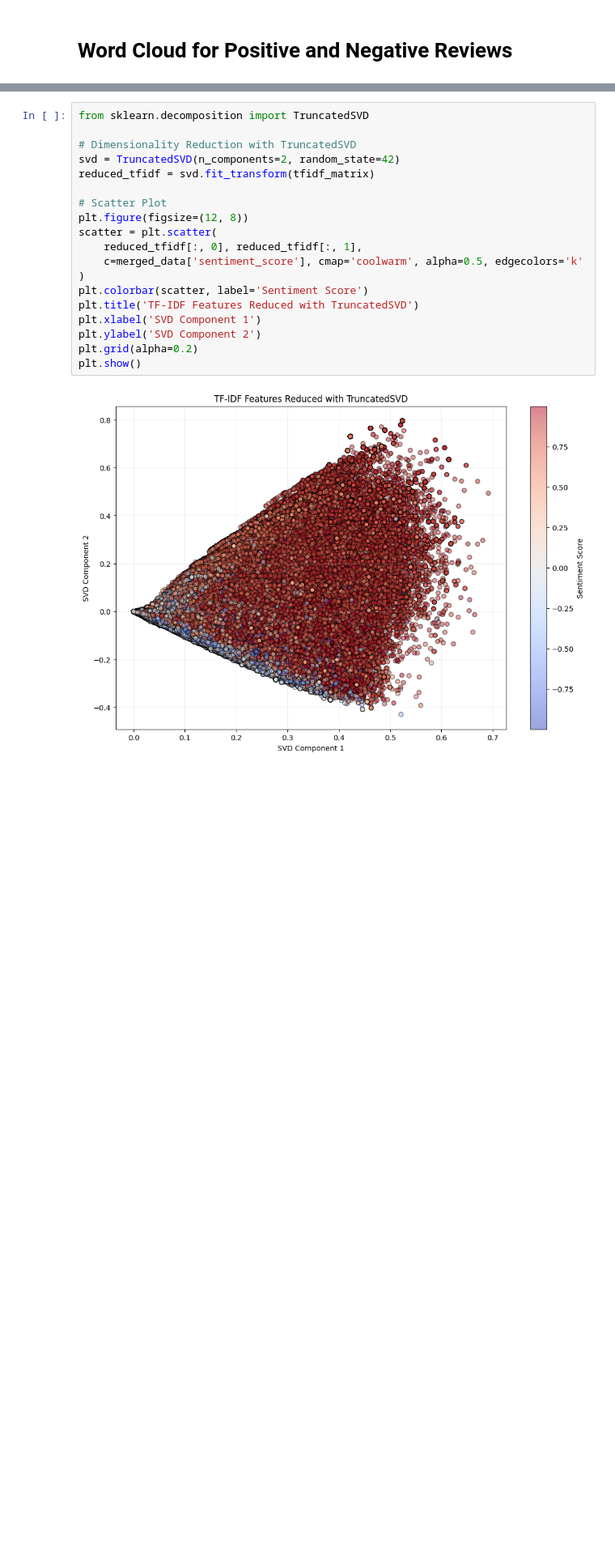
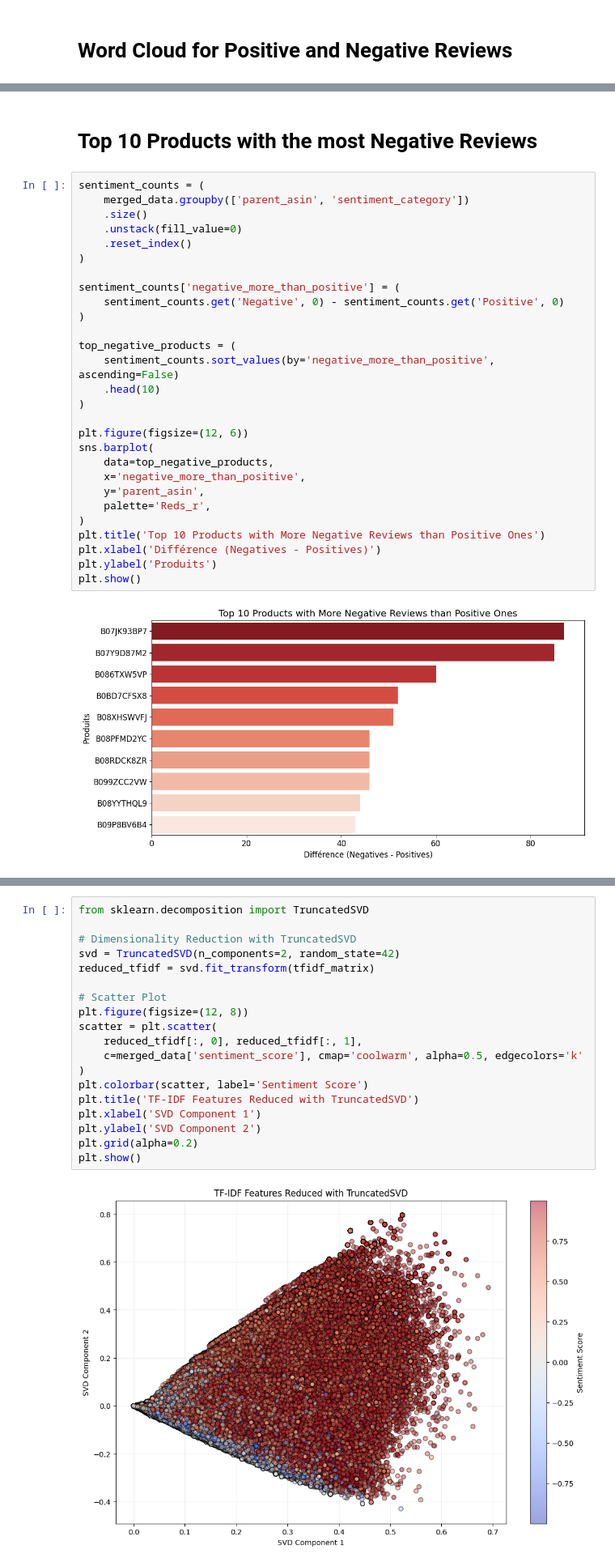
Before and after one commit to maciejkar/Amazon-Product-Improvement, a Jupyter notebook: sentiment analysis.ipynb, the cells around one changed output, grey strips where cells are left out. Shown at 81% size. Cells and saved outputs as stored; diff of their text form; blank space fills up the shorter version.

```diff
--- a/sentiment analysis.ipynb
+++ b/sentiment analysis.ipynb
@@ -119,0 +166,32 @@ plot_wordcloud_filtered(merged_data, 'Negative')  # Full negative reviews
+# %% [markdown]
+# Top 10 Products with the most Negative Reviews
+# %%
+sentiment_counts = (
+    merged_data.groupby(['parent_asin', 'sentiment_category'])
+    .size()
+    .unstack(fill_value=0)
+    .reset_index()
+)
+
+sentiment_counts['negative_more_than_positive'] = (
+    sentiment_counts.get('Negative', 0) - sentiment_counts.get('Positive', 0)
+)
+
+top_negative_products = (
+    sentiment_counts.sort_values(by='negative_more_than_positive', ascending=False)
+    .head(10)
+)
+
+plt.figure(figsize=(12, 6))
+sns.barplot(
+    data=top_negative_products,
+    x='negative_more_than_positive',
+    y='parent_asin',
+    palette='Reds_r',
+)
+plt.title('Top 10 Products with More Negative Reviews than Positive Ones')
+plt.xlabel('Différence (Negatives - Positives)')
+plt.ylabel('Produits')
+plt.show()
+# %% [output]
+[figure, added]
```
Also changed, not shown: parts of 14 cells of this notebook.
